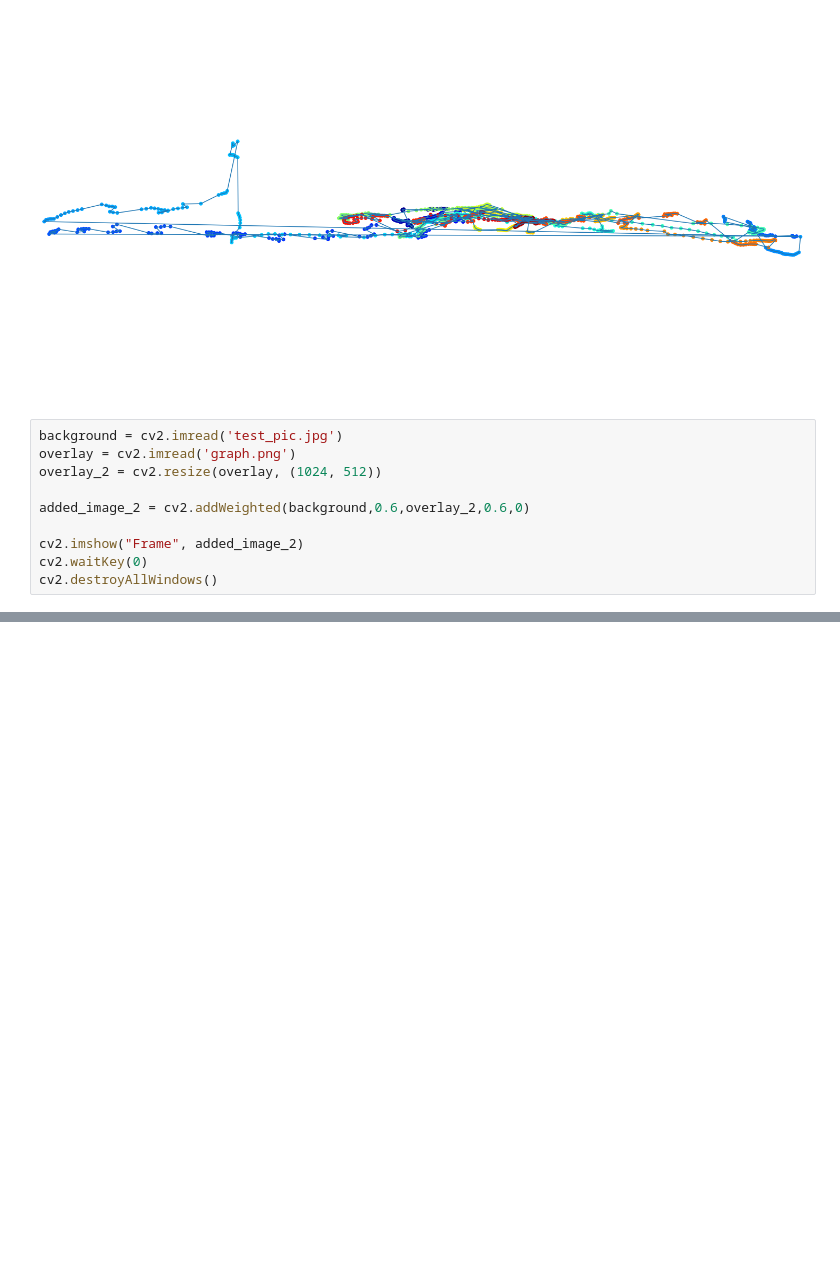
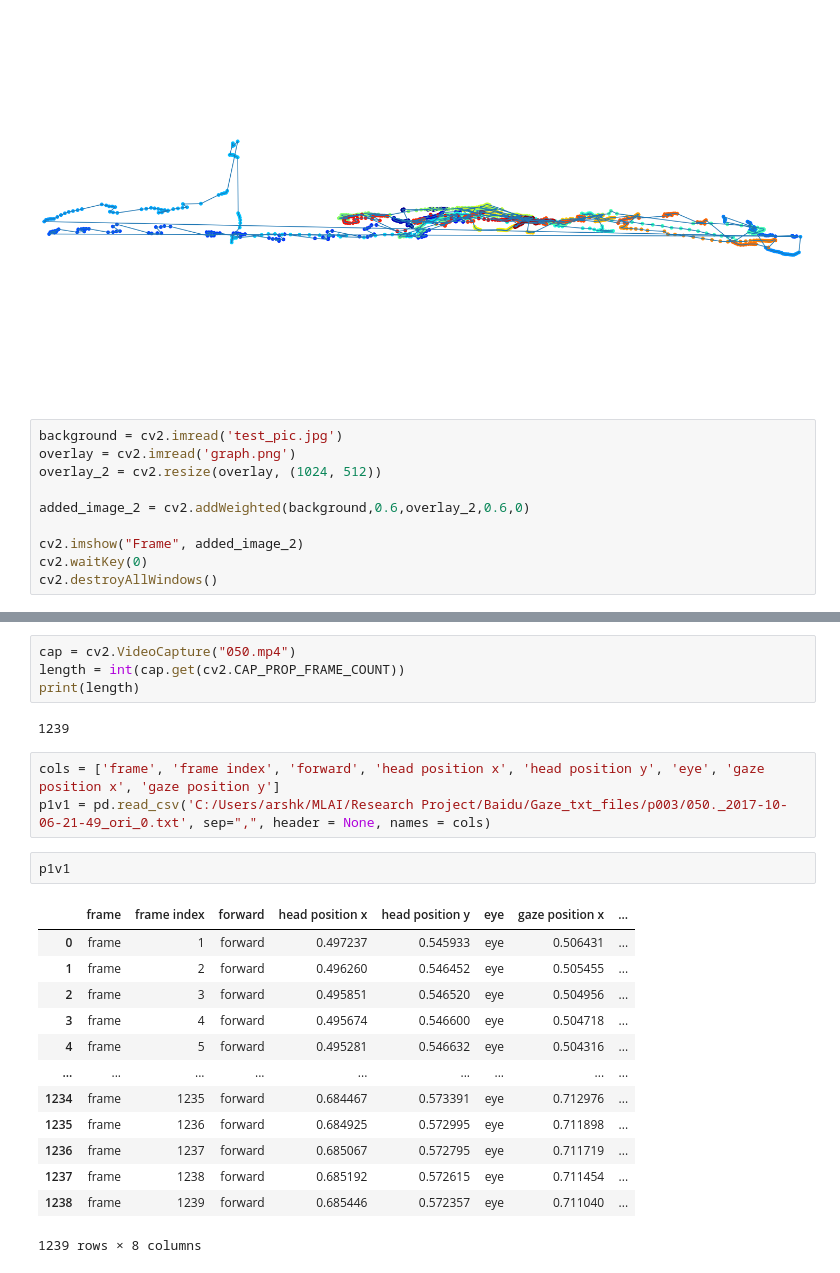
Before and after one commit to Arsh2k01/Dataset-preprocesing-Baidu, a Jupyter notebook: Baidu_Video_Processing.ipynb, the cells around one changed output, grey strips where cells are left out. Cells and saved outputs as stored; diff of their text form; blank space fills up the shorter version.

```diff
--- a/Baidu_Video_Processing.ipynb
+++ b/Baidu_Video_Processing.ipynb
@@ -144,0 +160,25 @@ cv2.destroyAllWindows()
+# %%
+cap = cv2.VideoCapture("050.mp4")
+length = int(cap.get(cv2.CAP_PROP_FRAME_COUNT))
+print(length)
+# %% [output]
+1239
+# %%
+cols = ['frame', 'frame index', 'forward', 'head position x', 'head position y', 'eye', 'gaze position x', 'gaze position y']
+p1v1 = pd.read_csv('C:/Users/arshk/MLAI/Research Project/Baidu/Gaze_txt_files/p003/050._2017-10-06-21-49_ori_0.txt', sep=",", header = None, names = cols)
+# %%
+p1v1
+# %% [output]
+|  | frame | frame index | forward | head position x | head position y | eye | gaze position x | ... |
+| 0 | frame | 1 | forward | 0.497237 | 0.545933 | eye | 0.506431 | ... |
+| 1 | frame | 2 | forward | 0.496260 | 0.546452 | eye | 0.505455 | ... |
+| 2 | frame | 3 | forward | 0.495851 | 0.546520 | eye | 0.504956 | ... |
+| 3 | frame | 4 | forward | 0.495674 | 0.546600 | eye | 0.504718 | ... |
+| 4 | frame | 5 | forward | 0.495281 | 0.546632 | eye | 0.504316 | ... |
+| ... | ... | ... | ... | ... | ... | ... | ... | ... |
+| 1234 | frame | 1235 | forward | 0.684467 | 0.573391 | eye | 0.712976 | ... |
+| 1235 | frame | 1236 | forward | 0.684925 | 0.572995 | eye | 0.711898 | ... |
+| 1236 | frame | 1237 | forward | 0.685067 | 0.572795 | eye | 0.711719 | ... |
+| 1237 | frame | 1238 | forward | 0.685192 | 0.572615 | eye | 0.711454 | ... |
+| 1238 | frame | 1239 | forward | 0.685446 | 0.572357 | eye | 0.711040 | ... |
+1239 rows × 8 columns
```
Also changed, not shown: parts of 6 cells of this notebook, 2 other files.
